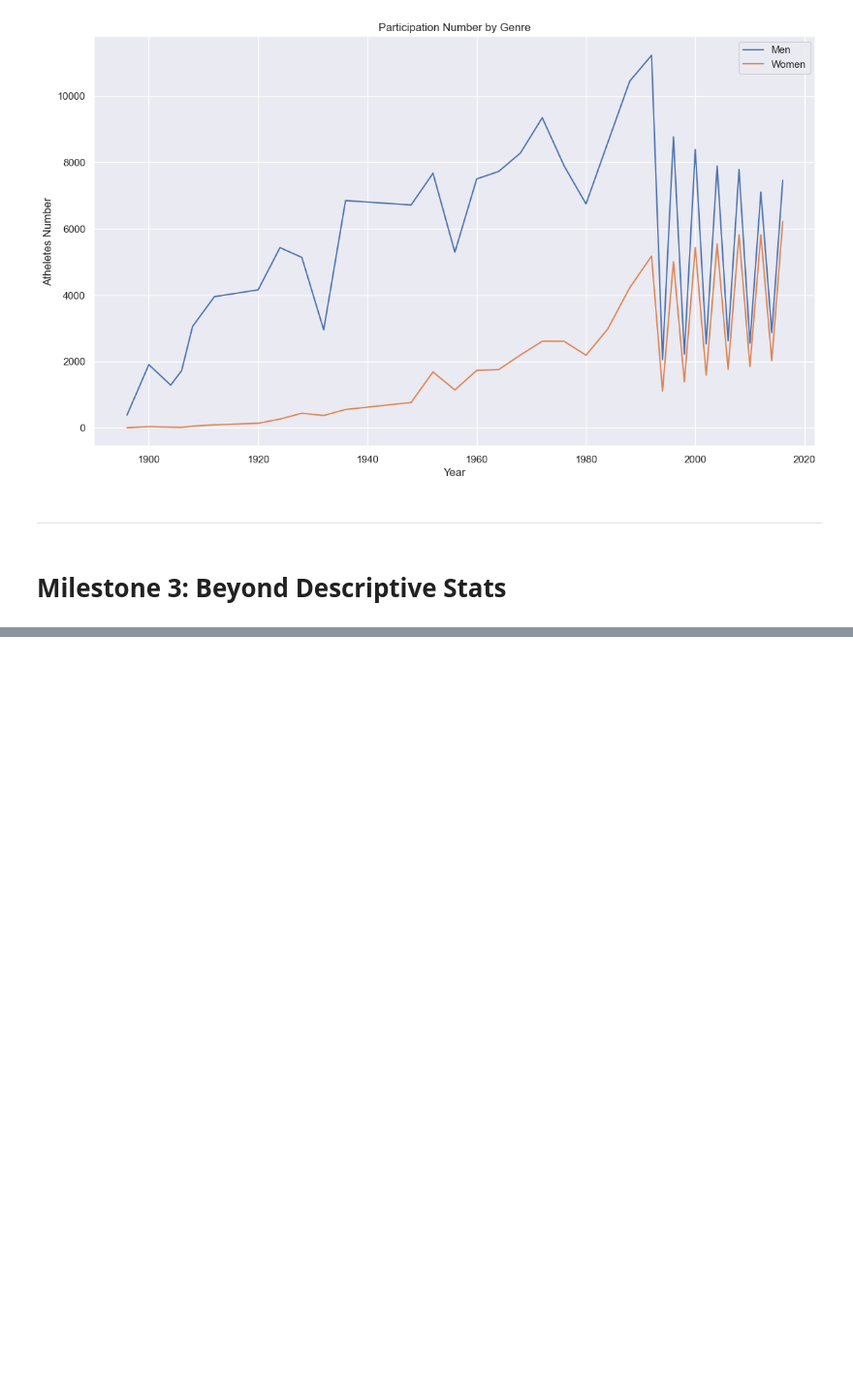
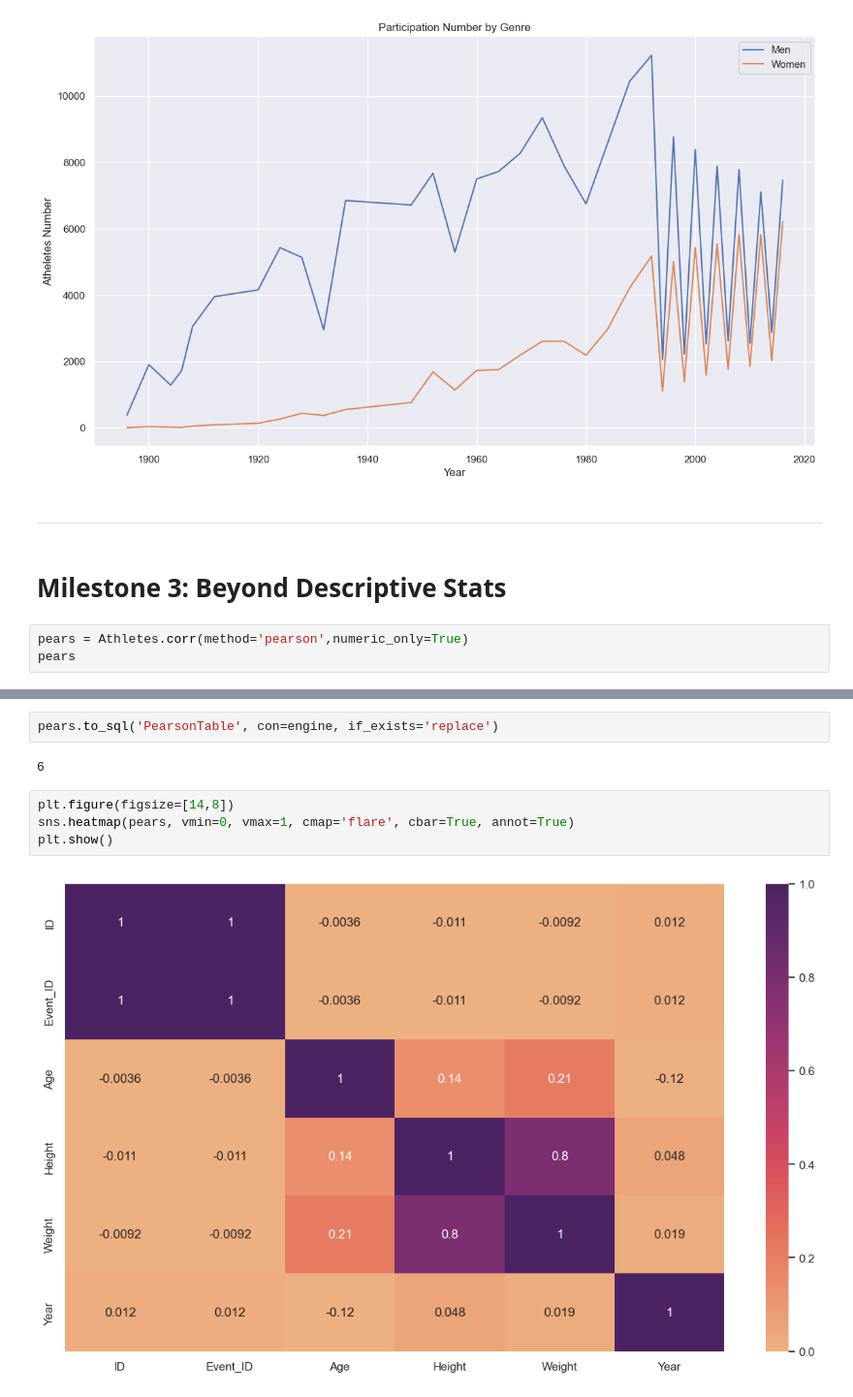
Before and after one commit to felixpradoh/Learn-SQL-Basics-for-Data-Science-Specialization, a Jupyter notebook: SQL for Data Science Capstone Project/Capstone Project.ipynb, the cells around one changed output, grey strips where cells are left out. Shown: that part at 97% size. Cells and saved outputs as stored; diff of their text form; blank space fills up the shorter version.

```diff
--- a/SQL for Data Science Capstone Project/Capstone Project.ipynb
+++ b/SQL for Data Science Capstone Project/Capstone Project.ipynb
@@ -301,3 +360,6 @@ plt.show()
 ----------------------------
 # %% [markdown]
 # Milestone 3: Beyond Descriptive Stats
+# %%
+pears = Athletes.corr(method='pearson',numeric_only=True)
+pears
@@ -303,0 +374,10 @@ plt.show()
+# %%
+pears.to_sql('PearsonTable', con=engine, if_exists='replace')
+# %% [output]
+6
+# %%
+plt.figure(figsize=[14,8])
+sns.heatmap(pears, vmin=0, vmax=1, cmap='flare', cbar=True, annot=True)
+plt.show()
+# %% [output]
+[figure, added]
```
Also changed, not shown: parts of 12 cells of this notebook, 24 other files.
